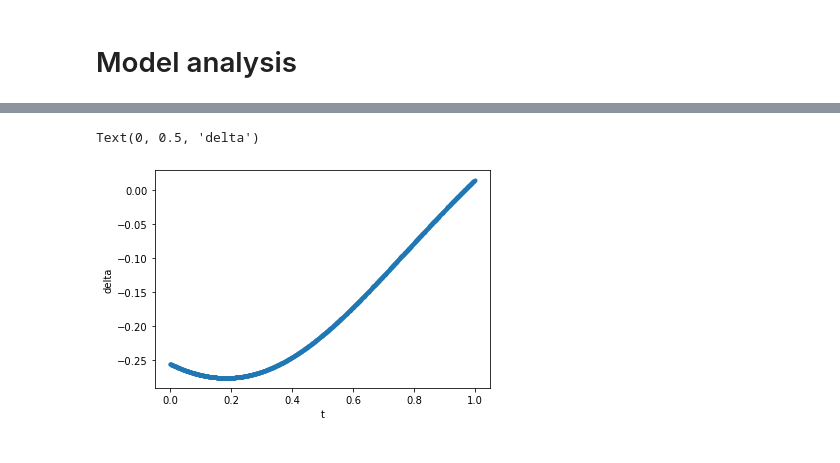
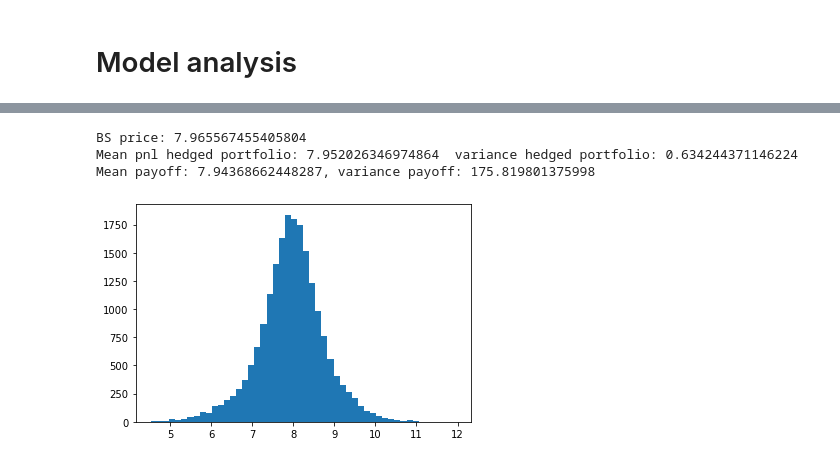
Before and after one commit to zafmah/ml_finance, a Jupyter notebook: deep_hedging/deep_hedging.ipynb, the cells around one changed output, grey strips where cells are left out. Cells and saved outputs as stored; diff of their text form; code cells hidden in the pictures.

Commit message:
plot pnl

```diff
--- a/deep_hedging/deep_hedging.ipynb
+++ b/deep_hedging/deep_hedging.ipynb
@@ -145,5 +191,5 @@ m.compile( optimizer = tf.keras.optimizers.Adam(lr=0.0025, beta_1=0.9, beta_2=0.
 # %%
-df = np.ones(shape=(f_hedge.shape[0], f_hedge.shape[1], 1.0))# set discount factors to 1 (no discounting)
+df = np.ones(shape=(f_hedge.shape[0], f_hedge.shape[1], 1))# set discount factors to 1 (no discounting)
 y = np.zeros((f_hedge.shape[0], ))
 # %%
 # if you would like to use the tensorboard, uncomment the following lines and adjust the directories accordingly
@@ -198,6 +227,6 @@ if True:
 def compute_bs(spot, strike, ttm, sigma, r):
     d1 = ( np.log(spot / strike) + (r + 0.5*sigma**2) * ttm ) / (sigma * np.sqrt(ttm))
     d2 = d1 - sigma * np.sqrt(ttm)
-    price = spot * sp.stats.norm.cdf(d1) - np.exp(-r * ttm) * strike * sp.stats.norm.cdf(d2)
-    delta = sp.stats.norm.cdf(d1)
+    price = spot * stats.norm.cdf(d1) - np.exp(-r * ttm) * strike * stats.norm.cdf(d2)
+    delta = stats.norm.cdf(d1)
     return price, delta
@@ -206,7 +232,0 @@ hedge_model = Hedger_DO.get_hedgemodel(m)
-# %%
-ttm = 0.1
-
-rel_spots = np.arange(0.5,1.5, 0.010)
-x=np.empty(shape=(rel_spots.shape[0], 2))
-x[:,0] = rel_spots
-x[:,1] = ttm
@@ -231,7 +232,0 @@ x[:,1] = 1.0-t
-# %%
-plt.plot(1.0-ttm, hedge_model.predict(x), '.')
-plt.xlabel('t')
-plt.ylabel('delta')
-# %% [output]
-Text(0, 0.5, 'delta')
-[figure, removed]
@@ -239,0 +233,18 @@ plt.hist(spot_bid[:,10,0])
+# %%
+nn_hedge = tf.keras.models.load_model('model_5_percent_spread.h5', custom_objects={'variance_loss':variance_loss,
+                                                                                   'expected_shortfall_10pct': expected_shortfall_10pct})
+# %%
+pnl = nn_hedge.predict([f_hedge[:,:-1,:], spot_bid, spot_ask,  payoff, df[:]])#
+plt.hist(pnl[:,0,0], bins=50)
+#plt.hist(payoff[:,-1,0], bins=50)
+np.var(pnl[:,0,0])
+#np.var(payoff[:,-1,0])
+bs_price, _ = compute_bs(spot, strike, ttm, vol, 0.0)
+print('BS price: ' + str(bs_price))
+print('Mean pnl hedged portfolio: ' + str(np.mean(pnl[:,0,0])), ' variance hedged portfolio: ' + str(np.var(pnl[:,0,0])))
+print('Mean payoff: ' + str(np.mean(payoff[:,-1,0])) + ', variance payoff: ' + str(np.var(payoff[:,-1,0])))
+# %% [output]
+BS price: 7.965567455405804
+Mean pnl hedged portfolio: 7.952026346974864  variance hedged portfolio: 0.634244371146224
+Mean payoff: 7.94368662448287, variance payoff: 175.819801375998
+[figure, added]
```
Also changed, not shown: parts of 20 cells of this notebook.
